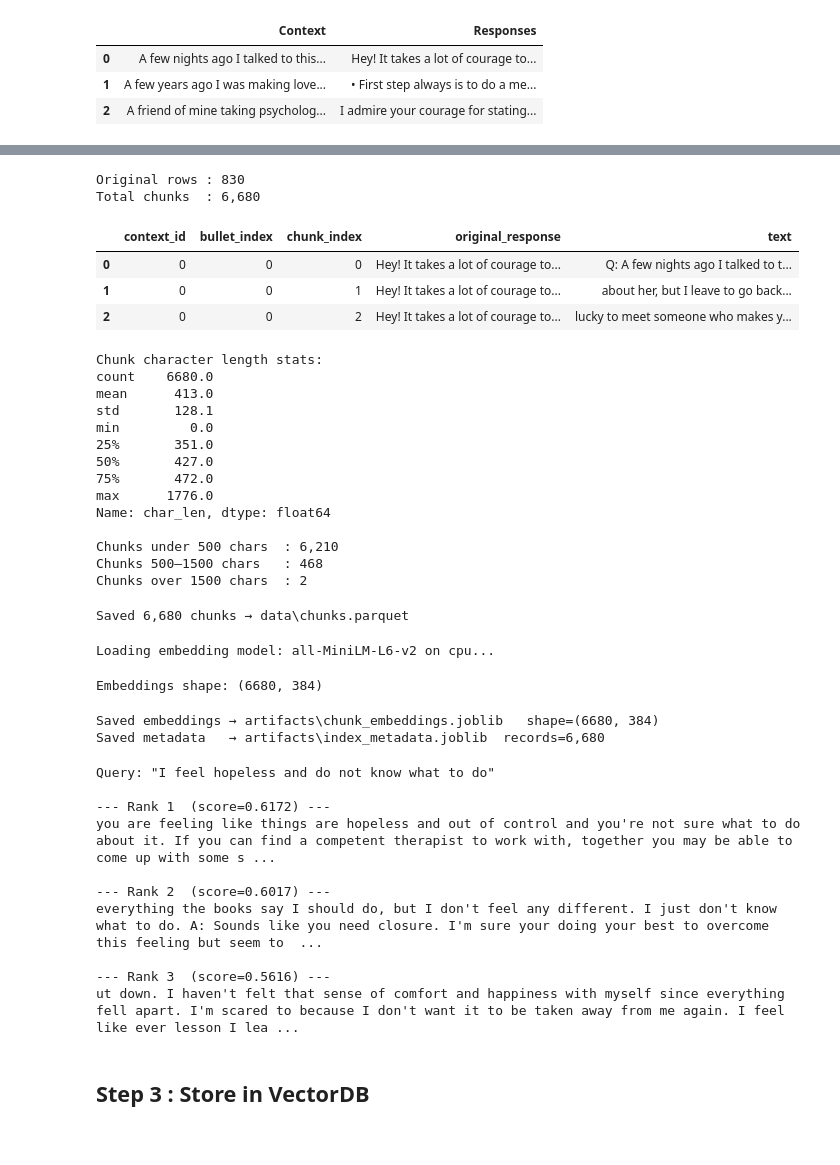
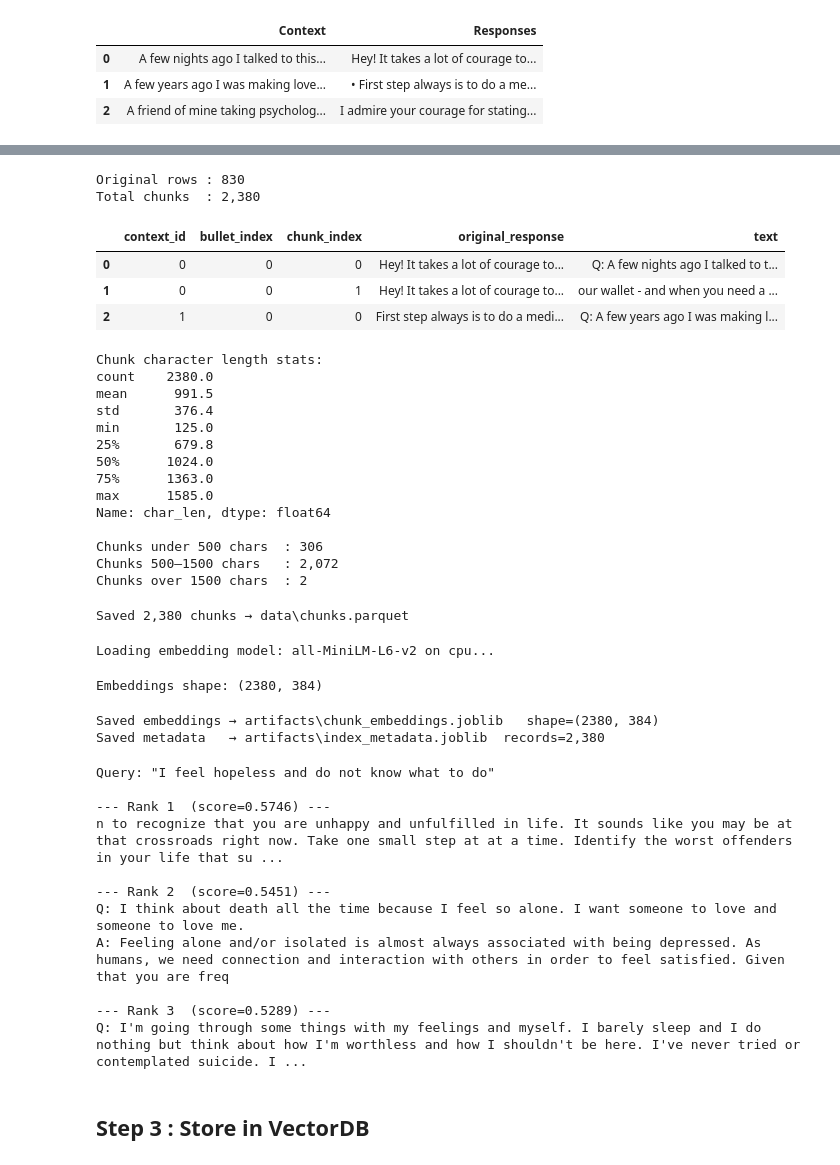
Before and after one commit to KhalidAhmed1/Mental-health-RAG, a Jupyter notebook: rag_pipeline.ipynb, the cells around one changed output, grey strips where cells are left out. Drawn from its saved outputs; the diff is of its cells as text; code cells hidden in the pictures.

```diff
--- a/rag_pipeline.ipynb
+++ b/rag_pipeline.ipynb
@@ -318,27 +318,34 @@ def split_bullets(text):
     return bullets
 
 
-def chunk_text(text, size=500, overlap=100):
+def chunk_text(text, size=1500, overlap=150):
     text = str(text).strip()
     if not text:
         return []
     if len(text) <= size:
         return [text]
 
-    # Better sentence splitting. Preserves sentence boundaries and allows for more natural chunks.
     sentences = sent_tokenize(text)
     chunks = []
     current_chunk = ""
+
     for sentence in sentences:
-        # If adding sentence exceeds chunk size
-        if len(current_chunk) + len(sentence) + 1 > size:
+        # Hard cap: if single sentence exceeds size, split it
+        if len(sentence) > size:
+            if current_chunk.strip():
+                chunks.append(current_chunk.strip())
+            overlap_text = sentence[-overlap:] if overlap > 0 else ""
+            current_chunk = overlap_text
+            for i in range(0, len(sentence), size):
+                chunks.append(sentence[i:i+size])
+            current_chunk = ""
+        elif len(current_chunk) + len(sentence) + 1 > size:
             chunks.append(current_chunk.strip())
-            # Add overlap from previous chunk
             overlap_text = current_chunk[-overlap:] if overlap > 0 else ""
             current_chunk = overlap_text + " " + sentence
         else:
             current_chunk += " " + sentence
-    # Add last chunk
+
     if current_chunk.strip():
         chunks.append(current_chunk.strip())
     return chunks
@@ -359,37 +373,37 @@ Columns: ['Context', 'Responses']
 records = []
 
 for i, row in tqdm(chunking_df.iterrows(), total=len(chunking_df), desc='Chunking rows'):
     question = str(row.get('Context', row.iloc[0])).strip()
 
     # Support both 'Responses' and 'Response' column names
     responses_field = row.get('Responses') if 'Responses' in chunking_df.columns else row.get('Response')
 
     bullets = split_bullets(responses_field) if responses_field else []
     if not bullets:
         bullets = [responses_field] if responses_field else [question]
 
     for bi, bullet in enumerate(bullets):
         qa_text = f'Q: {question}\nA: {bullet}'
-        for ci, chunk in enumerate(chunk_text(qa_text)):
+        for ci, chunk in enumerate(chunk_text(qa_text, size=CHUNK_SIZE_CHARS, overlap=OVERLAP_CHARS)):
             records.append({
                 'context_id'       : int(i),
                 'bullet_index'     : int(bi),
                 'chunk_index'      : int(ci),
                 'original_response': bullet,
                 'text'             : chunk,
             })
 
 chunks_df = pd.DataFrame(records)
 print(f'Original rows : {len(chunking_df):,}')
 print(f'Total chunks  : {len(chunks_df):,}')
 chunks_df.head(3)
 # %% [output]
 Original rows : 830
-Total chunks  : 6,680
+Total chunks  : 2,380
 |  | context_id | bullet_index | chunk_index | original_response | text |
 | 0 | 0 | 0 | 0 | Hey! It takes a lot of courage to... | Q: A few nights ago I talked to t... |
-| 1 | 0 | 0 | 1 | Hey! It takes a lot of courage to... | about her, but I leave to go back... |
-| 2 | 0 | 0 | 2 | Hey! It takes a lot of courage to... | lucky to meet someone who makes y... |
+| 1 | 0 | 0 | 1 | Hey! It takes a lot of courage to... | our wallet - and when you need a ... |
+| 2 | 1 | 0 | 0 | First step always is to do a medi... | Q: A few years ago I was making l... |
 # %%
 chunks_df['char_len'] = chunks_df['text'].str.len()
 
@@ -401,18 +415,18 @@ print(f'Chunks 500–1500 chars   : {((chunks_df["char_len"] >= 500) & (chunks_d
 print(f'Chunks over 1500 chars  : {(chunks_df["char_len"] > 1500).sum():,}')
 # %% [output]
 Chunk character length stats:
-count    6680.0
-mean      413.0
-std       128.1
-min         0.0
-25%       351.0
-50%       427.0
-75%       472.0
-max      1776.0
+count    2380.0
+mean      991.5
+std       376.4
+min       125.0
+25%       679.8
+50%      1024.0
+75%      1363.0
+max      1585.0
 Name: char_len, dtype: float64
 
-Chunks under 500 chars  : 6,210
-Chunks 500–1500 chars   : 468
+Chunks under 500 chars  : 306
+Chunks 500–1500 chars   : 2,072
 Chunks over 1500 chars  : 2
 # %%
 # Save chunks to Parquet for efficient storage and later embedding
@@ -420,7 +434,7 @@ os.makedirs('data', exist_ok=True)
 chunks_df.to_parquet(OUT_CHUNKS, index=False)
 print(f'Saved {len(chunks_df):,} chunks → {OUT_CHUNKS}')
 # %% [output]
-Saved 6,680 chunks → data\chunks.parquet
+Saved 2,380 chunks → data\chunks.parquet
 # %%
 device = 'cuda' if torch.cuda.is_available() else 'cpu'
 print(f'Loading embedding model: {MODEL_NAME} on {device}...')
@@ -443,7 +457,7 @@ embeddings = np.vstack(emb_list)
 print(f'Embeddings shape: {embeddings.shape}')  # (n_chunks, 384)
 # %% [output]
 Loading embedding model: all-MiniLM-L6-v2 on cpu...
-Embeddings shape: (6680, 384)
+Embeddings shape: (2380, 384)
 # %%
 joblib.dump(embeddings,  OUT_EMB)
 joblib.dump(chunks_df.to_dict(orient='records'), OUT_META)
@@ -451,8 +465,8 @@ joblib.dump(chunks_df.to_dict(orient='records'), OUT_META)
 print(f'Saved embeddings → {OUT_EMB}   shape={embeddings.shape}')
 print(f'Saved metadata   → {OUT_META}  records={len(chunks_df):,}')
 # %% [output]
-Saved embeddings → artifacts\chunk_embeddings.joblib   shape=(6680, 384)
-Saved metadata   → artifacts\index_metadata.joblib  records=6,680
+Saved embeddings → artifacts\chunk_embeddings.joblib   shape=(2380, 384)
+Saved metadata   → artifacts\index_metadata.joblib  records=2,380
 # %%
 # Quick check: retrieve nearest chunk to a sample query
 from sklearn.metrics.pairwise import cosine_similarity as cos_sim
@@ -470,14 +484,15 @@ for rank, idx in enumerate(top_idx, 1):
 # %% [output]
 Query: "I feel hopeless and do not know what to do"
 
---- Rank 1  (score=0.6172) ---
-you are feeling like things are hopeless and out of control and you're not sure what to do about it. If you can find a competent therapist to work with, together you may be able to come up with some s ...
+--- Rank 1  (score=0.5746) ---
+n to recognize that you are unhappy and unfulfilled in life. It sounds like you may be at that crossroads right now. Take one small step at at a time. Identify the worst offenders in your life that su ...
 
---- Rank 2  (score=0.6017) ---
-everything the books say I should do, but I don't feel any different. I just don't know what to do. A: Sounds like you need closure. I'm sure your doing your best to overcome this feeling but seem to  ...
+--- Rank 2  (score=0.5451) ---
+Q: I think about death all the time because I feel so alone. I want someone to love and someone to love me.
+A: Feeling alone and/or isolated is almost always associated with being depressed. As humans, we need connection and interaction with others in order to feel satisfied. Given that you are freq
 
---- Rank 3  (score=0.5616) ---
-ut down. I haven't felt that sense of comfort and happiness with myself since everything fell apart. I'm scared to because I don't want it to be taken away from me again. I feel like ever lesson I lea ...
+--- Rank 3  (score=0.5289) ---
+Q: I'm going through some things with my feelings and myself. I barely sleep and I do nothing but think about how I'm worthless and how I shouldn't be here. I've never tried or contemplated suicide. I ...
 # %% [markdown]
 ## Step 3 : Store in VectorDB
 # %%
```
Also changed, not shown: parts of 37 cells of this notebook.
